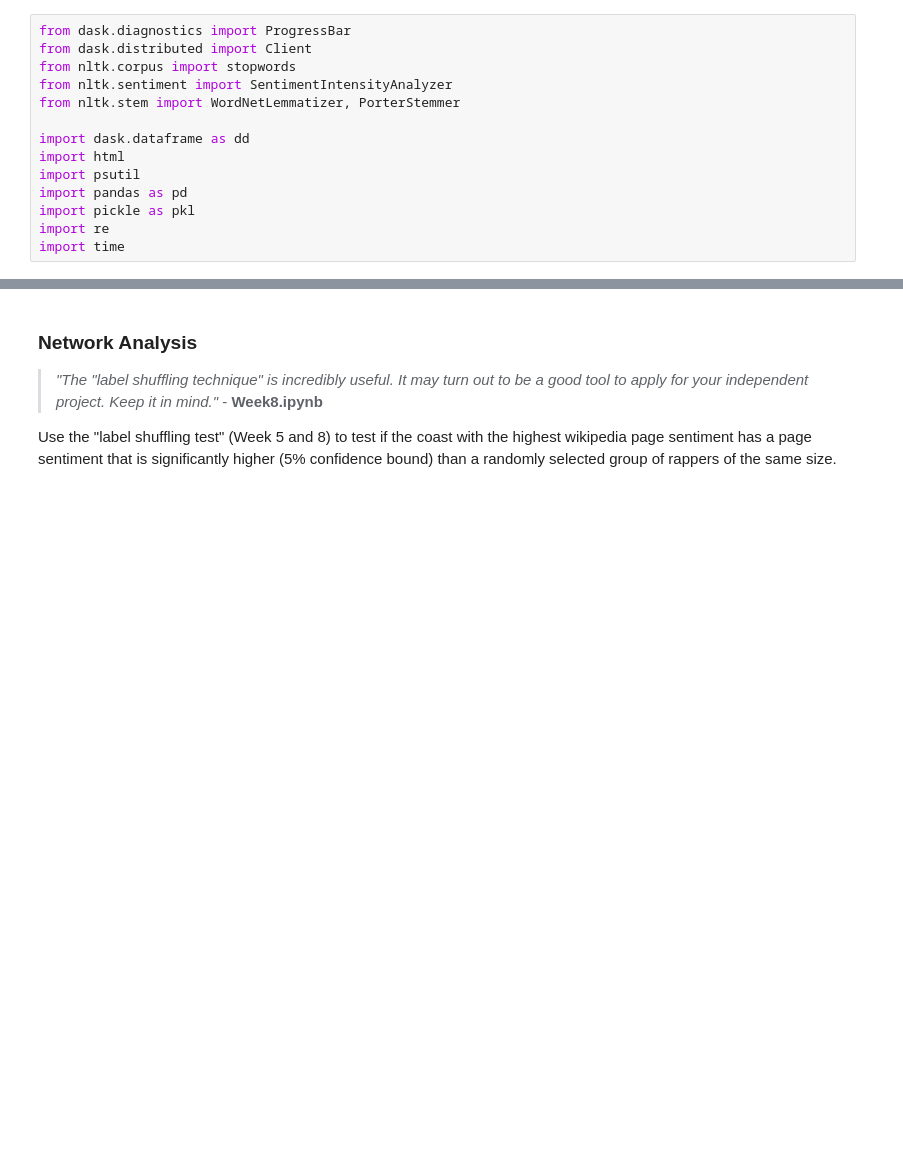
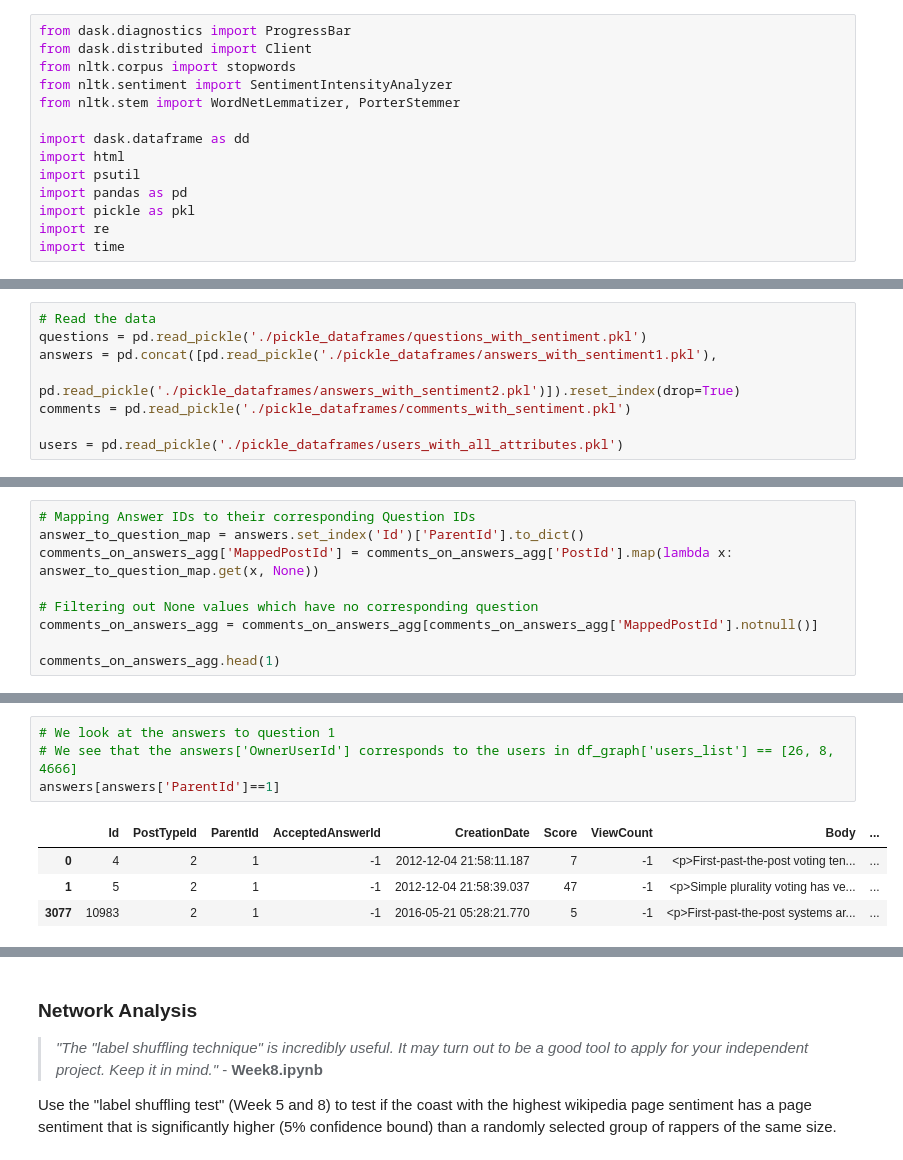
Before and after one commit to pierrehogenhaug/stackexchange_politics, a Jupyter notebook: network_new.ipynb, the cells around one changed output, grey strips where cells are left out. Drawn from its saved outputs; the diff is of its cells as text; blank space fills up the shorter version.

Commit message:
finished first version of graph dataframe

```diff
--- a/network_new.ipynb
+++ b/network_new.ipynb
@@ -16,0 +17,8 @@ import time
+# %%
+# Read the data
+questions = pd.read_pickle('./pickle_dataframes/questions_with_sentiment.pkl')
+answers = pd.concat([pd.read_pickle('./pickle_dataframes/answers_with_sentiment1.pkl'),
+                     pd.read_pickle('./pickle_dataframes/answers_with_sentiment2.pkl')]).reset_index(drop=True)
+comments = pd.read_pickle('./pickle_dataframes/comments_with_sentiment.pkl')
+
+users = pd.read_pickle('./pickle_dataframes/users_with_all_attributes.pkl')
@@ -16,0 +44,9 @@ import time
+# %%
+# Mapping Answer IDs to their corresponding Question IDs
+answer_to_question_map = answers.set_index('Id')['ParentId'].to_dict()
+comments_on_answers_agg['MappedPostId'] = comments_on_answers_agg['PostId'].map(lambda x: answer_to_question_map.get(x, None))
+
+# Filtering out None values which have no corresponding question
+comments_on_answers_agg = comments_on_answers_agg[comments_on_answers_agg['MappedPostId'].notnull()]
+
+comments_on_answers_agg.head(1)
@@ -16,0 +132,9 @@ import time
+# %%
+# We look at the answers to question 1
+# We see that the answers['OwnerUserId'] corresponds to the users in df_graph['users_list'] == [26, 8, 4666]
+answers[answers['ParentId']==1]
+# %% [output]
+|  | Id | PostTypeId | ParentId | AcceptedAnswerId | CreationDate | Score | ViewCount | Body | ... |
+| 0 | 4 | 2 | 1 | -1 | 2012-12-04 21:58:11.187 | 7 | -1 | <p>First-past-the-post voting ten... | ... |
+| 1 | 5 | 2 | 1 | -1 | 2012-12-04 21:58:39.037 | 47 | -1 | <p>Simple plurality voting has ve... | ... |
+| 3077 | 10983 | 2 | 1 | -1 | 2016-05-21 05:28:21.770 | 5 | -1 | <p>First-past-the-post systems ar... | ... |
```
Also changed, not shown: parts of 38 cells of this notebook.
